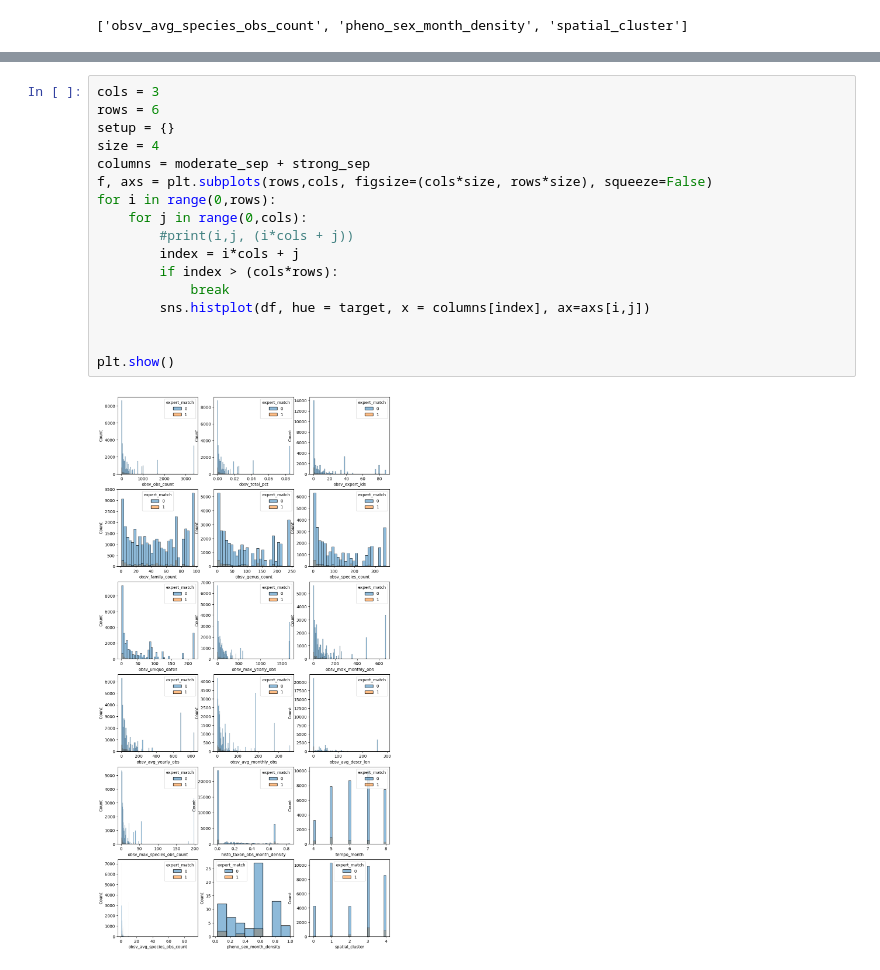
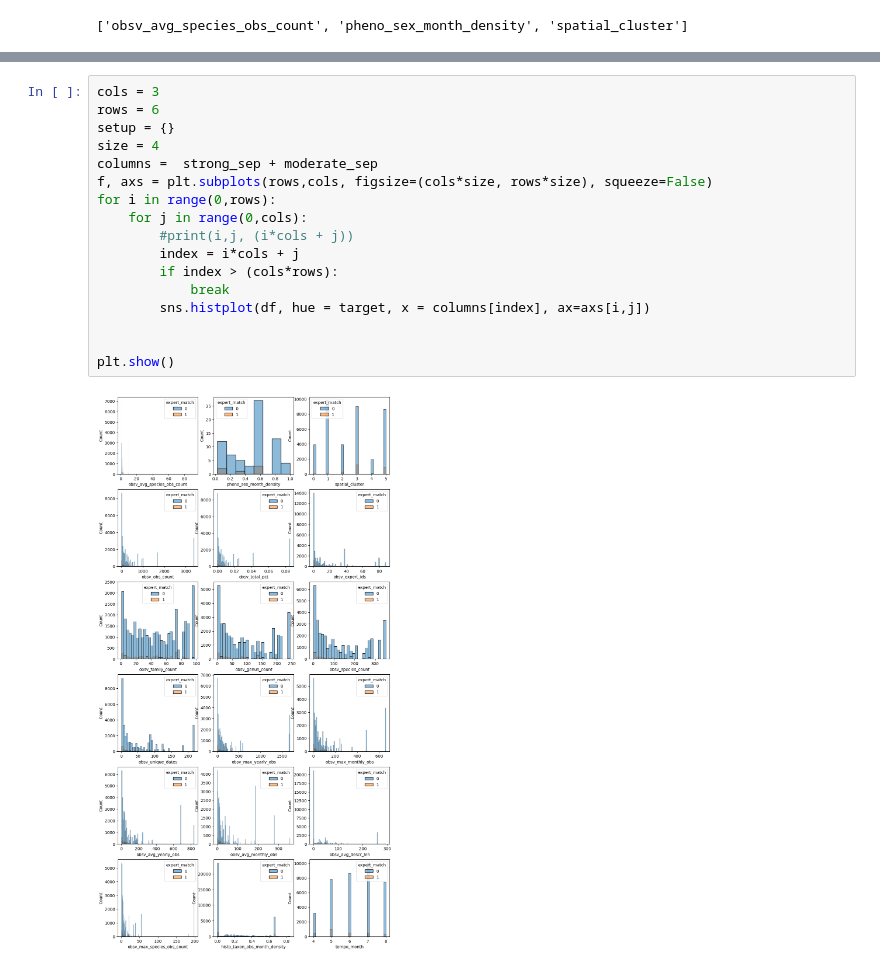
Before and after one commit to etiennegodin/CScorer, a Jupyter notebook: notebooks/eda/features.ipynb, the cells around one changed output, grey strips where cells are left out. Saved outputs shown, nothing was run; the diff lists cells and outputs as text.

```diff
--- a/notebooks/eda/features.ipynb
+++ b/notebooks/eda/features.ipynb
@@ -167,19 +167,19 @@ sns.histplot(df,x='spatial_cluster')
 # %%
 cols = 3
 rows = 6
 setup = {}
 size = 4
-columns = moderate_sep + strong_sep
+columns =  strong_sep + moderate_sep
 f, axs = plt.subplots(rows,cols, figsize=(cols*size, rows*size), squeeze=False)
 for i in range(0,rows):
     for j in range(0,cols):
         #print(i,j, (i*cols + j))
         index = i*cols + j
         if index > (cols*rows):
             break
         sns.histplot(df, hue = target, x = columns[index], ax=axs[i,j])
 
 
 plt.show()
 # %% [output]
-[figure, old version]
+[figure, new version]
```
Also changed, not shown: parts of 2 cells of this notebook, 5 other files.
